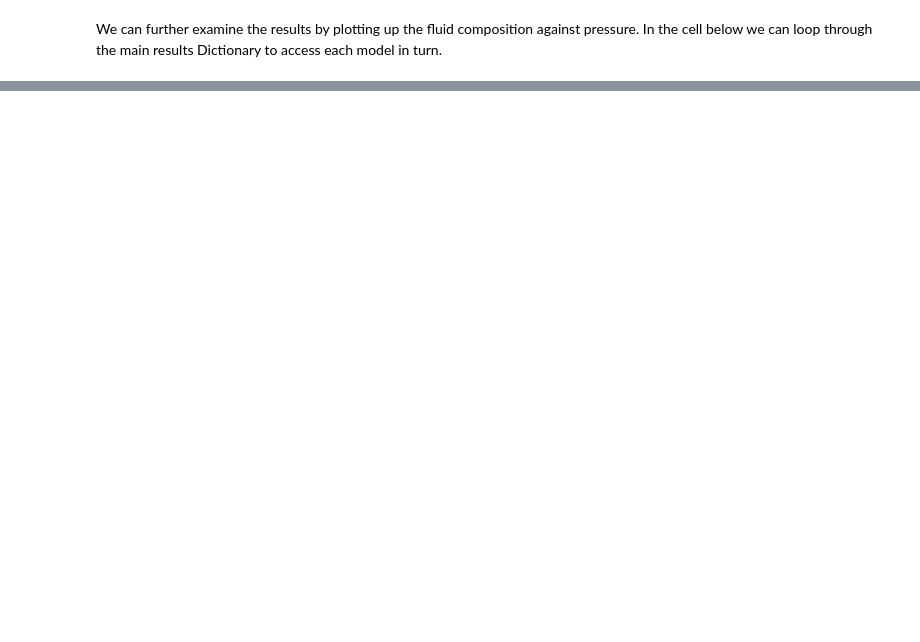
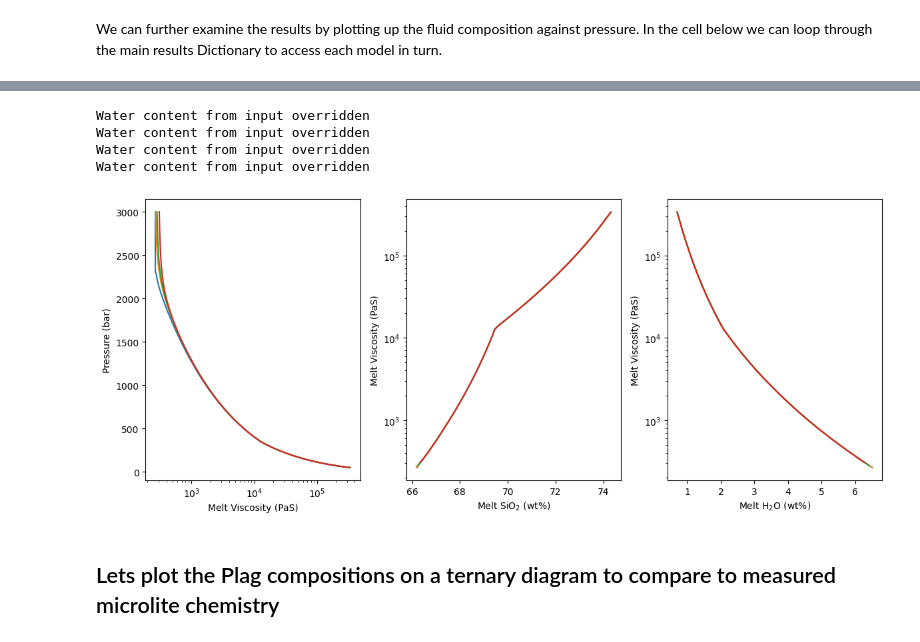
Before and after one commit to gleesonm1/PetThermoTools, a Jupyter notebook: docs/Examples/DecompressionTests/StHelens_decompress_simple.ipynb, the cells around one changed output, grey strips where cells are left out. Drawn from its saved outputs; the diff is of its cells as text; code cells hidden in the pictures; blank space fills up the shorter version.

```diff
--- a/docs/Examples/DecompressionTests/StHelens_decompress_simple.ipynb
+++ b/docs/Examples/DecompressionTests/StHelens_decompress_simple.ipynb
@@ -113,0 +283,44 @@ f.tight_layout()
+# %%
+# set up figure layout
+fig, (ax1, ax2, ax3) = plt.subplots(1,3, figsize = (12, 5))
+
+# loop through main Dictionary
+for key in Helens_decompress:
+    # extract individial calculations
+    res = Helens_decompress[key]['All']
+
+
+    # Lets calculate viscosity now
+    Viscosity=pt.calculate_viscosity_giordano_2008(liq_comps=res,
+    T_K=res['T_C']+273.15,
+    H2O_Liq=res['H2O_Liq'])
+
+    # plot fluid chemistry vs pressure
+    ax1.plot(Viscosity['n_melt'],
+        res['P_bar'],'-',label=key)
+
+    ax2.plot(res['SiO2_Liq'], Viscosity['n_melt'], '-')
+
+    ax3.plot(res['H2O_Liq'], Viscosity['n_melt'], '-')
+
+ax1.set_xscale('log')
+ax1.set_xlabel('Melt Viscosity (PaS)')
+ax1.set_ylabel('Pressure (bar)')
+
+ax2.set_yscale('log')
+ax2.set_ylabel('Melt Viscosity (PaS)')
+ax2.set_xlabel('Melt SiO$_2$ (wt%)')
+
+ax3.set_yscale('log')
+ax3.set_ylabel('Melt Viscosity (PaS)')
+ax3.set_xlabel('Melt H$_2$O (wt%)')
+
+fig.tight_layout()
+# %% [output]
+Water content from input overridden
+Water content from input overridden
+Water content from input overridden
+Water content from input overridden
+[figure, added]
+# %% [markdown]
+## Lets plot the Plag compositions on a ternary diagram to compare to measured microlite chemistry
```
Also changed, not shown: parts of 20 cells of this notebook.
